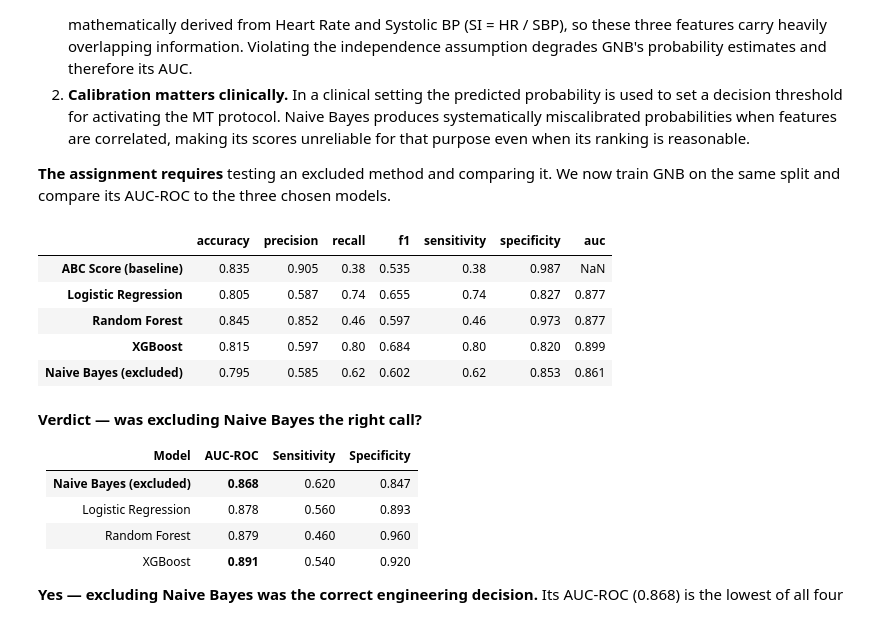
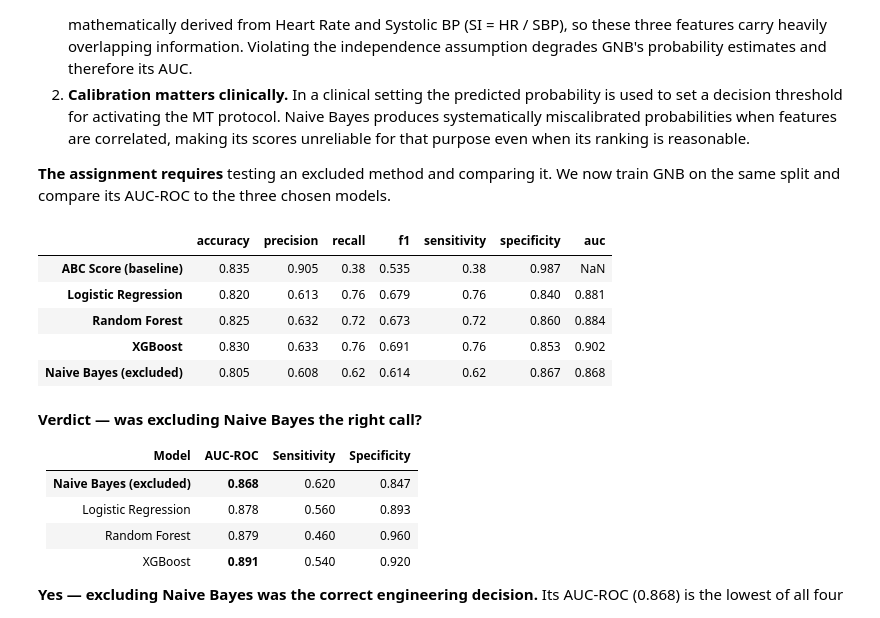
Before and after one commit to Yuliana-wein/Predict-Massive-Transfusion-in-Trauma-PatieUsing-Early-Clinical-Parameters, a Jupyter notebook: Last_Suggestion/MT_Prediction_Project.ipynb, the cells around one changed output. Drawn from its saved outputs; the diff is of its cells as text; code cells hidden in the pictures.

```diff
--- a/Last_Suggestion/MT_Prediction_Project.ipynb
+++ b/Last_Suggestion/MT_Prediction_Project.ipynb
@@ -271,8 +271,11 @@ df['ABC_Score'] = (
 df['ABC_Predict_MT'] = (df['ABC_Score'] >= 2).astype(int)
 
 feature_cols = ['Age', 'Sex_Male', 'Systolic_BP_mmHg', 'Heart_Rate_BPM',
-                 'Respiratory_Rate_BPM', 'GCS_Score', 'Injury_Type_Penetrating',
-                 'Lactate_mmol_L', 'Arterial_Base_Excess', 'Time_to_Hospital_min',
+                 'Respiratory_Rate_BPM'
+                # , 'GCS_Score'
+                 , 'Injury_Type_Penetrating',
+                 'Lactate_mmol_L', 'Arterial_Base_Excess',
+                 #'Time_to_Hospital_min',
                  'Shock_Index']
 feature_cols
 # %% [output]
@@ -500,23 +578,23 @@ plt.tight_layout(); plt.show()
 # %%
 from sklearn.naive_bayes import GaussianNB
 
 nb_model = GaussianNB()
 nb_model.fit(X_train_s, y_train)          # Naive Bayes uses the scaled version like LR
 nb_proba = nb_model.predict_proba(X_test_s)[:, 1]
 nb_pred  = nb_model.predict(X_test_s)
-
+ד
 results['Naive Bayes (excluded)'] = metrics(y_test, nb_pred, nb_proba)
 
 # Updated comparison table
 results_df = pd.DataFrame(results).T.round(3)
 results_df
 # %% [output]
 |  | accuracy | precision | recall | f1 | sensitivity | specificity | auc |
 | ABC Score (baseline) | 0.835 | 0.905 | 0.38 | 0.535 | 0.38 | 0.987 | NaN |
-| Logistic Regression | 0.805 | 0.587 | 0.74 | 0.655 | 0.74 | 0.827 | 0.877 |
-| Random Forest | 0.845 | 0.852 | 0.46 | 0.597 | 0.46 | 0.973 | 0.877 |
-| XGBoost | 0.815 | 0.597 | 0.80 | 0.684 | 0.80 | 0.820 | 0.899 |
-| Naive Bayes (excluded) | 0.795 | 0.585 | 0.62 | 0.602 | 0.62 | 0.853 | 0.861 |
+| Logistic Regression | 0.820 | 0.613 | 0.76 | 0.679 | 0.76 | 0.840 | 0.881 |
+| Random Forest | 0.825 | 0.632 | 0.72 | 0.673 | 0.72 | 0.860 | 0.884 |
+| XGBoost | 0.830 | 0.633 | 0.76 | 0.691 | 0.76 | 0.853 | 0.902 |
+| Naive Bayes (excluded) | 0.805 | 0.608 | 0.62 | 0.614 | 0.62 | 0.867 | 0.868 |
 # %% [markdown]
 **Verdict — was excluding Naive Bayes the right call?**
 
```
Also changed, not shown: parts of 13 cells of this notebook.
